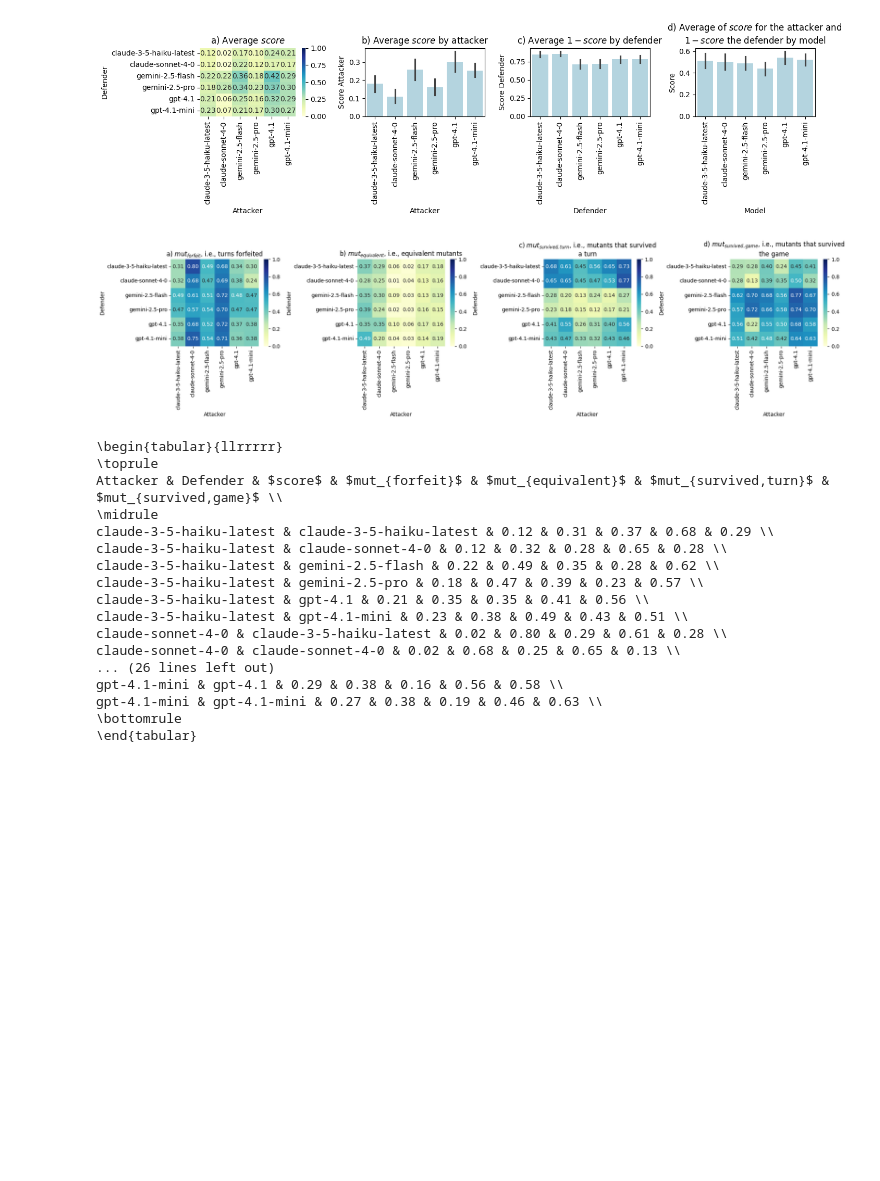
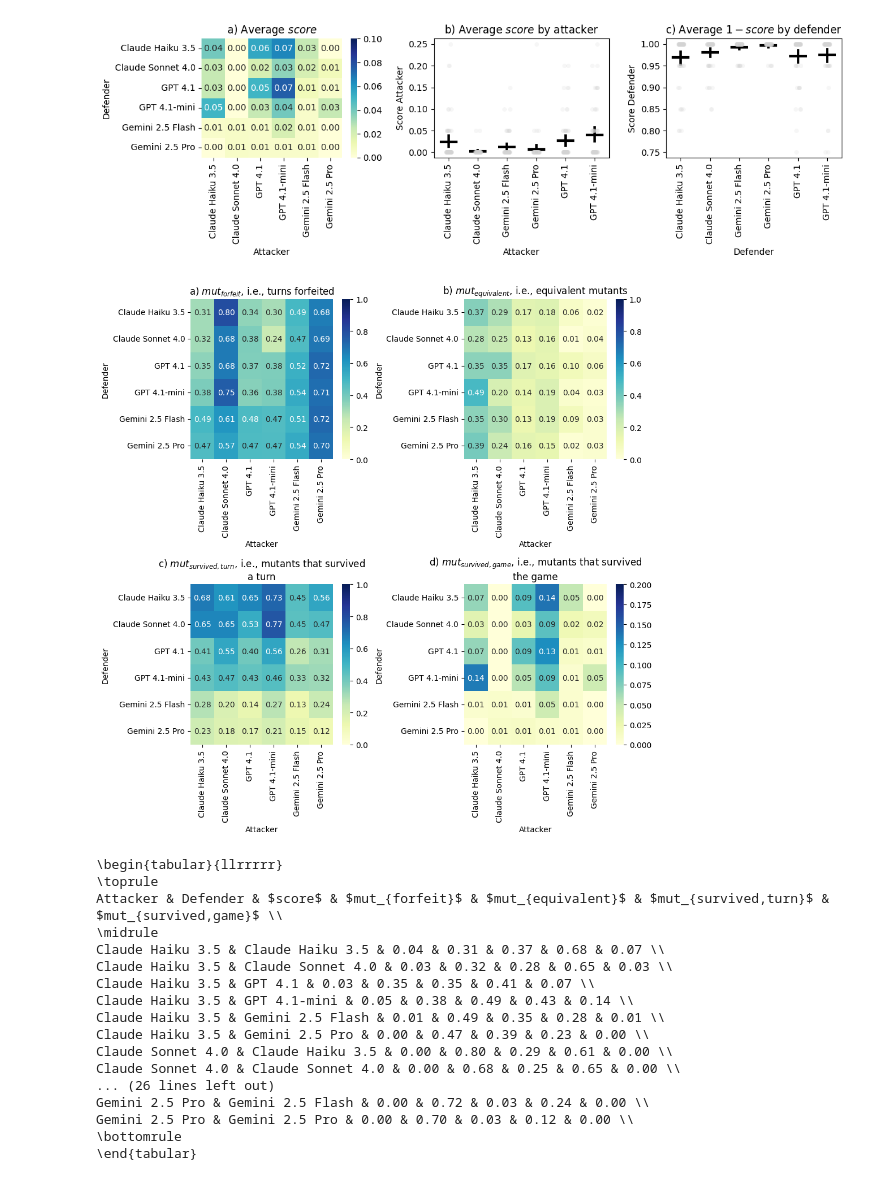
Before and after one commit to aieng-lab/cd-bench, a Jupyter notebook: metrics/visualizations.ipynb, the cells around one changed output. Cells and saved outputs as stored; diff of their text form; code cells hidden in the pictures; blank space fills up the shorter version.

Commit message:
update analysis of scores

```diff
--- a/metrics/visualizations.ipynb
+++ b/metrics/visualizations.ipynb
@@ -3,15 +3,21 @@ import pandas as pd
 import matplotlib.pyplot as plt
 import seaborn as sns
 
+from scipy import stats
+
+
 df = pd.read_csv('data/mutant_metrics.csv')
+df = df[~df['attacker'].isin(['gpt-4.1-nano', 'gpt-3.5-turbo', 'claude-3-7-sonnet-latest', 'gpt-4o', 'gpt-4o-mini'])]
+df = df[~df['defender'].isin(['gpt-4.1-nano', 'gpt-3.5-turbo', 'claude-3-7-sonnet-latest', 'gpt-4o', 'gpt-4o-mini'])]
+df = df[~(df['class_alias']=='MathOps')]
 
 name_map = {
-    "4.1 mini": "GPT 4.1-mini",
-    "4.1": "GPT 4.1",
-    "haiku": "Claude Haiku 3.5",
-    "sonnet": "Claude Sonnet 4.0",
-    "flash": "Gemini 2.5 Flash",
-    "pro": "Gemini 2.5 Pro"
+    "gpt-4.1-mini": "GPT 4.1-mini",
+    "gpt-4.1": "GPT 4.1",
+    "claude-3-5-haiku-latest": "Claude Haiku 3.5",
+    "claude-sonnet-4-0": "Claude Sonnet 4.0",
+    "gemini-2.5-flash": "Gemini 2.5 Flash",
+    "gemini-2.5-pro": "Gemini 2.5 Pro"
 }
 
 
@@ -54,69 +60,74 @@ pivot_df_survived_game = df_aggregated.pivot(columns="Attacker", index="Defender
 rot_x=90
 rot_y=0
 bar_color = "lightblue"
+point_color = "lightgrey"
+bar_color = 'black'
 errorbar_type = "ci"
 cbar_vmin = 0
 cbar_vmax = 1
 
-fig, axes = plt.subplots(1, 4, figsize=(14, 4))
+fig, axes = plt.subplots(1, 3, figsize=(12, 4))
 
 ax = axes[0]
-sns.heatmap(pivot_df_score, annot=True, cmap="YlGnBu", fmt=".2f", ax=ax, vmin=cbar_vmin, vmax=cbar_vmax)
+sns.heatmap(pivot_df_score, annot=True, cmap="YlGnBu", fmt=".2f", ax=ax, vmin=cbar_vmin, vmax=0.1)
 ax.set_title("a) Average $score$")
 ax.set_xticklabels(ax.get_xticklabels(), rotation=rot_x)
 ax.set_yticklabels(ax.get_yticklabels(), rotation=rot_y)
 
 ax = axes[1]
-sns.barplot(data=df, x="Attacker", y="Score Attacker", ax=ax, color=bar_color, errorbar=errorbar_type)
+sns.stripplot(data=df, x="Attacker", y="Score Attacker", ax=ax, color=point_color, dodge=True, alpha=.2, legend=False)
+sns.pointplot(data=df, x="Attacker", y="Score Attacker", ax=ax, color=bar_color, errorbar=errorbar_type, linestyle="none", marker="_", markersize=20, markeredgewidth=3)
 ax.set_title("b) Average $score$ by attacker")
 ax.set_xticklabels(ax.get_xticklabels(), rotation=rot_x)
 
 ax = axes[2]
-sns.barplot(data=df, x="Defender", y="Score Defender", ax=ax, color=bar_color, errorbar=errorbar_type)
+sns.stripplot(data=df, x="Defender", y="Score Defender", ax=ax, color=point_color, dodge=True, alpha=.2, legend=False)
+sns.pointplot(data=df, x="Defender", y="Score Defender", ax=ax, color=bar_color, errorbar=errorbar_type, linestyle="none", marker="_", markersize=20, markeredgewidth=3)
 ax.set_title("c) Average $1-score$ by defender")
 ax.set_xticklabels(ax.get_xticklabels(), rotation=rot_x)
 
-ax = axes[3]
-sns.barplot(data=df_scores, x="Model", y="Score", ax=ax, color=bar_color, errorbar=errorbar_type)
-ax.set_title("d) Average of $score$ for the attacker and \n$1-score$ the defender by model")
-ax.set_xticklabels(ax.get_xticklabels(), rotation=rot_x)
+# ax = axes[3]
+# sns.stripplot(data=df_scores, x="Model", y="Score", ax=ax, color=point_color, dodge=True, alpha=.2, legend=False)
+# sns.pointplot(data=df_scores, x="Model", y="Score", ax=ax, color=bar_color, errorbar=errorbar_type, linestyle="none", marker="_", markersize=20, markeredgewidth=3)
+# ax.set_title("d) Average of $score$ for the attacker and \n$1-score$ the defender by model")
+# ax.set_xticklabels(ax.get_xticklabels(), rotation=rot_x)
 
 plt.tight_layout()
 plt.savefig("figures/scores.pdf", bbox_inches='tight')
 plt.show()
 
-fig, axes = plt.subplots(1,4, figsize=(20, 5))
+fig, axes = plt.subplots(2,2, figsize=(10, 10))
 
-ax = axes[0]
+ax = axes[0,0]
 sns.heatmap(pivot_df_forfeit, annot=True, cmap="YlGnBu", ax=ax, fmt=".2f", vmin=cbar_vmin, vmax=cbar_vmax)
 ax.set_xticklabels(ax.get_xticklabels(), rotation=rot_x)
 ax.set_yticklabels(ax.get_yticklabels(), rotation=rot_y)
 ax.set_title("a) $mut_{forfeit}$, i.e., turns forfeited")
 
-ax = axes[1]
+ax = axes[0,1]
 sns.heatmap(pivot_df_equivalent, annot=True, cmap="YlGnBu", ax=ax, fmt=".2f", vmin=cbar_vmin, vmax=cbar_vmax)
 ax.set_xticklabels(ax.get_xticklabels(), rotation=rot_x)
 ax.set_yticklabels(ax.get_yticklabels(), rotation=rot_y)
 ax.set_title("b) $mut_{equivalent}$, i.e., equivalent mutants")
 
-ax = axes[2]
+ax = axes[1,0]
 sns.heatmap(pivot_df_survived_turn, annot=True, cmap="YlGnBu", ax=ax, fmt=".2f", vmin=cbar_vmin, vmax=cbar_vmax)
 ax.set_xticklabels(ax.get_xticklabels(), rotation=rot_x)
 ax.set_yticklabels(ax.get_yticklabels(), rotation=rot_y)
 ax.set_title("c) $mut_{survived,turn}$, i.e., mutants that survived\na turn")
 
-ax = axes[3]
-sns.heatmap(pivot_df_survived_game, annot=True, cmap="YlGnBu", ax=ax, fmt=".2f", vmin=cbar_vmin, vmax=cbar_vmax)
+ax = axes[1,1]
+sns.heatmap(pivot_df_survived_game, annot=True, cmap="YlGnBu", ax=ax, fmt=".2f", vmin=cbar_vmin, vmax=0.2)
 ax.set_xticklabels(ax.get_xticklabels(), rotation=rot_x)
 ax.set_yticklabels(ax.get_yticklabels(), rotation=rot_y)
 ax.set_title("d) $mut_{survived,game}$, i.e., mutants that survived\nthe game")
 
 plt.tight_layout()
 plt.savefig("figures/mutations.pdf", bbox_inches='tight')
 plt.show()
 # %% [output]
-[figure, old version]
+[figure, new version]
-[figure, old version]
+[figure, new version]
 # %%
 metrics_map = {
     "score": "$score$",
@@ -136,16 +147,16 @@ print(results_tex)
 \toprule
 Attacker & Defender & $score$ & $mut_{forfeit}$ & $mut_{equivalent}$ & $mut_{survived,turn}$ & $mut_{survived,game}$ \\
 \midrule
-claude-3-5-haiku-latest & claude-3-5-haiku-latest & 0.12 & 0.31 & 0.37 & 0.68 & 0.29 \\
-claude-3-5-haiku-latest & claude-sonnet-4-0 & 0.12 & 0.32 & 0.28 & 0.65 & 0.28 \\
-claude-3-5-haiku-latest & gemini-2.5-flash & 0.22 & 0.49 & 0.35 & 0.28 & 0.62 \\
-claude-3-5-haiku-latest & gemini-2.5-pro & 0.18 & 0.47 & 0.39 & 0.23 & 0.57 \\
-claude-3-5-haiku-latest & gpt-4.1 & 0.21 & 0.35 & 0.35 & 0.41 & 0.56 \\
-claude-3-5-haiku-latest & gpt-4.1-mini & 0.23 & 0.38 & 0.49 & 0.43 & 0.51 \\
-claude-sonnet-4-0 & claude-3-5-haiku-latest & 0.02 & 0.80 & 0.29 & 0.61 & 0.28 \\
-claude-sonnet-4-0 & claude-sonnet-4-0 & 0.02 & 0.68 & 0.25 & 0.65 & 0.13 \\
+Claude Haiku 3.5 & Claude Haiku 3.5 & 0.04 & 0.31 & 0.37 & 0.68 & 0.07 \\
+Claude Haiku 3.5 & Claude Sonnet 4.0 & 0.03 & 0.32 & 0.28 & 0.65 & 0.03 \\
+Claude Haiku 3.5 & GPT 4.1 & 0.03 & 0.35 & 0.35 & 0.41 & 0.07 \\
+Claude Haiku 3.5 & GPT 4.1-mini & 0.05 & 0.38 & 0.49 & 0.43 & 0.14 \\
+Claude Haiku 3.5 & Gemini 2.5 Flash & 0.01 & 0.49 & 0.35 & 0.28 & 0.01 \\
+Claude Haiku 3.5 & Gemini 2.5 Pro & 0.00 & 0.47 & 0.39 & 0.23 & 0.00 \\
+Claude Sonnet 4.0 & Claude Haiku 3.5 & 0.00 & 0.80 & 0.29 & 0.61 & 0.00 \\
+Claude Sonnet 4.0 & Claude Sonnet 4.0 & 0.00 & 0.68 & 0.25 & 0.65 & 0.00 \\
 ... (26 lines left out)
-gpt-4.1-mini & gpt-4.1 & 0.29 & 0.38 & 0.16 & 0.56 & 0.58 \\
-gpt-4.1-mini & gpt-4.1-mini & 0.27 & 0.38 & 0.19 & 0.46 & 0.63 \\
+Gemini 2.5 Pro & Gemini 2.5 Flash & 0.00 & 0.72 & 0.03 & 0.24 & 0.00 \\
+Gemini 2.5 Pro & Gemini 2.5 Pro & 0.00 & 0.70 & 0.03 & 0.12 & 0.00 \\
 \bottomrule
 \end{tabular}
```
Also changed, not shown: parts of 4 cells of this notebook.
